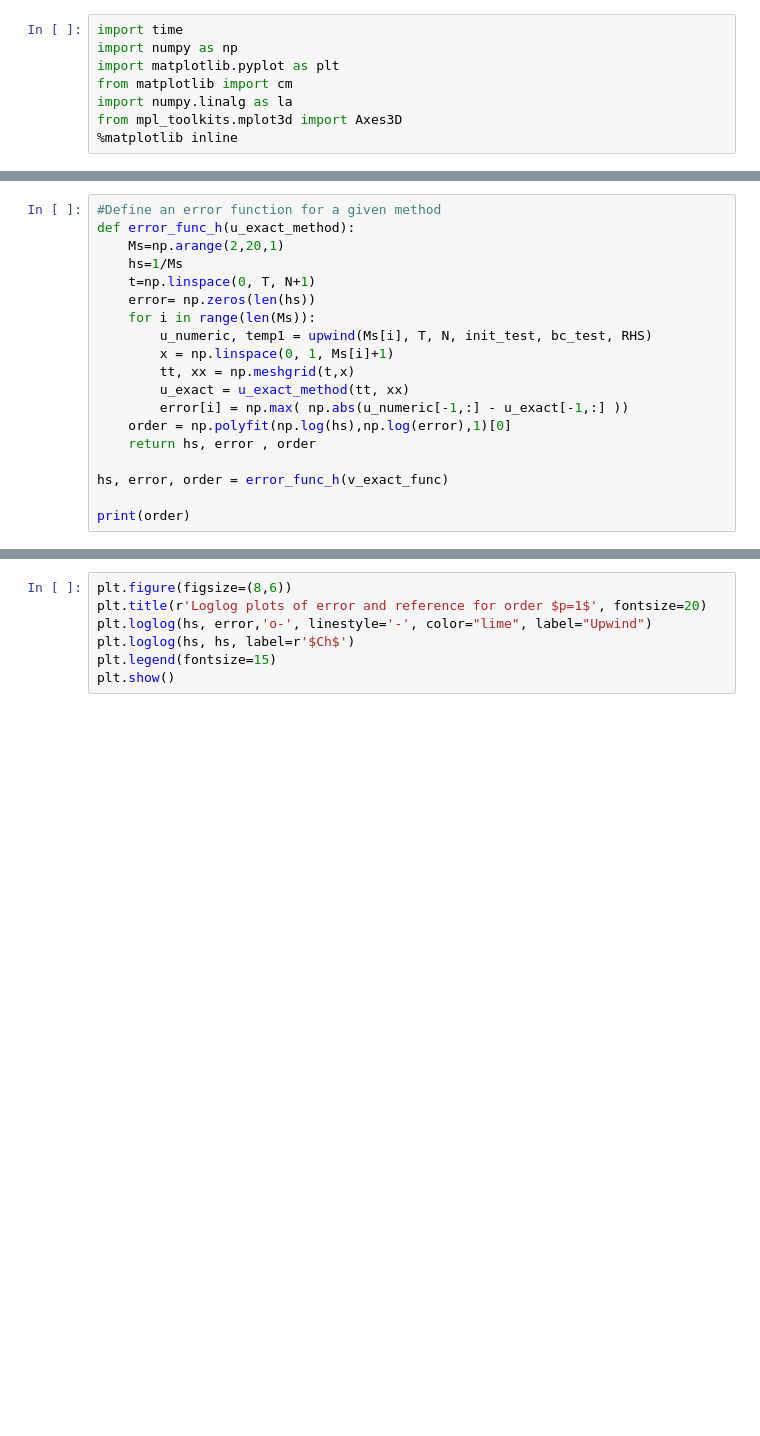
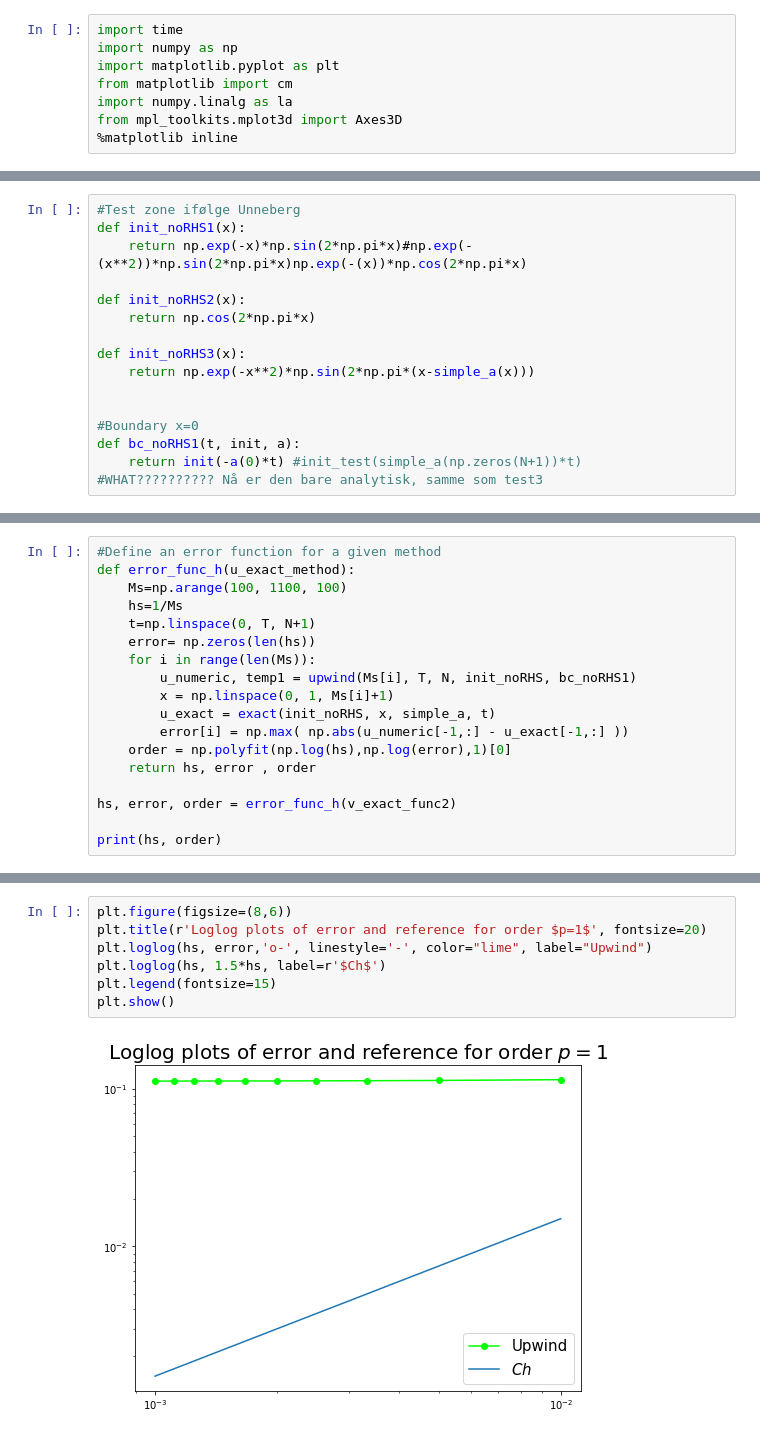
Before and after one commit to ulrikunneberg/numdiffprosj2, a Jupyter notebook: Augusts fil.ipynb, the cells around one changed output, grey strips where cells are left out. Drawn from its saved outputs; the diff is of its cells as text; blank space fills up the shorter version.

```diff
--- a/Augusts fil.ipynb
+++ b/Augusts fil.ipynb
@@ -94,2 +76,17 @@ def bc_3(t, u_init):
+# %%
+#Test zone ifølge Unneberg
+def init_noRHS1(x):
+    return np.exp(-x)*np.sin(2*np.pi*x)#np.exp(-(x**2))*np.sin(2*np.pi*x)np.exp(-(x))*np.cos(2*np.pi*x)
+
+def init_noRHS2(x):
+    return np.cos(2*np.pi*x)
+
+def init_noRHS3(x):
+    return np.exp(-x**2)*np.sin(2*np.pi*(x-simple_a(x)))
+
+
+#Boundary x=0
+def bc_noRHS1(t, init, a):
+    return init(-a(0)*t) #init_test(simple_a(np.zeros(N+1))*t)    #WHAT?????????? Nå er den bare analytisk, samme som test3
 # %%
 #t=0 without a RHS, u_0(x)
@@ -204,19 +233,18 @@ print(np.max(np.abs(v_exact-with_RHS)))
 # %%
 #Define an error function for a given method
 def error_func_h(u_exact_method):
-    Ms=np.arange(2,20,1)
+    Ms=np.arange(100, 1100, 100)
     hs=1/Ms
     t=np.linspace(0, T, N+1)
     error= np.zeros(len(hs))
     for i in range(len(Ms)):
-        u_numeric, temp1 = upwind(Ms[i], T, N, init_test, bc_test, RHS)
+        u_numeric, temp1 = upwind(Ms[i], T, N, init_noRHS, bc_noRHS1)
         x = np.linspace(0, 1, Ms[i]+1)
-        tt, xx = np.meshgrid(t,x)
-        u_exact = u_exact_method(tt, xx)
+        u_exact = exact(init_noRHS, x, simple_a, t)
         error[i] = np.max( np.abs(u_numeric[-1,:] - u_exact[-1,:] ))
     order = np.polyfit(np.log(hs),np.log(error),1)[0]
     return hs, error , order
 
-hs, error, order = error_func_h(v_exact_func)
+hs, error, order = error_func_h(v_exact_func2)
 
-print(order)
+print(hs, order)
@@ -223,9 +254,11 @@ print(order)
 # %%
 plt.figure(figsize=(8,6))
 plt.title(r'Loglog plots of error and reference for order $p=1$', fontsize=20)
 plt.loglog(hs, error,'o-', linestyle='-', color="lime", label="Upwind")
-plt.loglog(hs, hs, label=r'$Ch$')
+plt.loglog(hs, 1.5*hs, label=r'$Ch$')
 plt.legend(fontsize=15)
 plt.show()
+# %% [output]
+[figure, added]
 # %%
 def error_func_k(u_exact_func):
```
Also changed, not shown: parts of 9 cells of this notebook, 6 other files.
